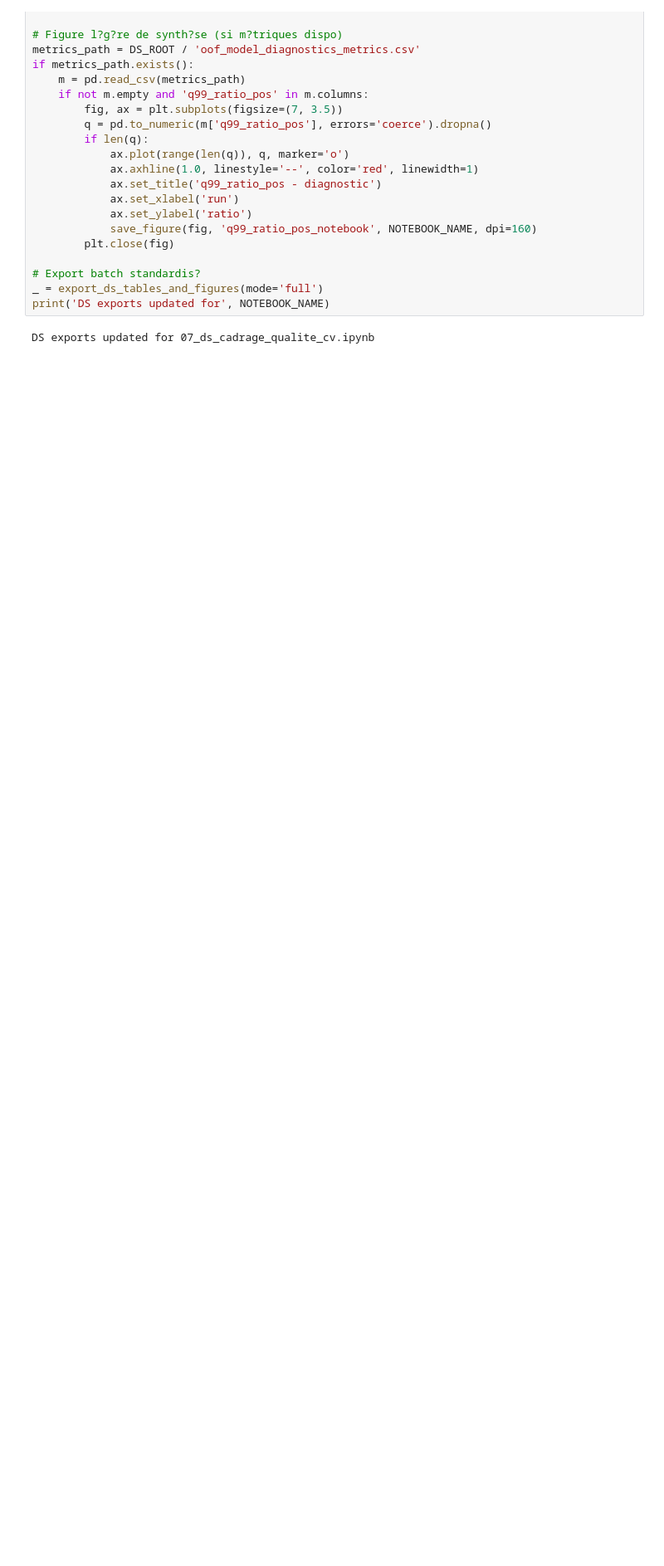
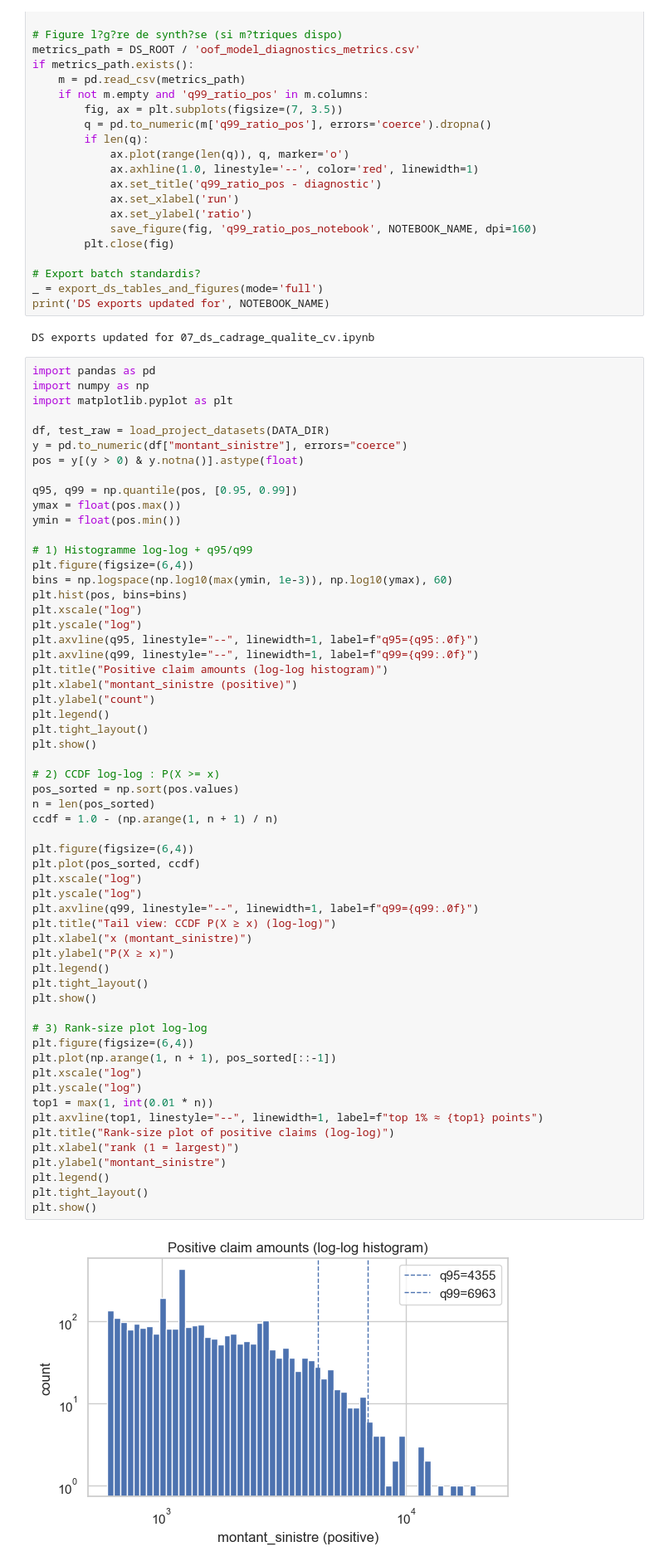
Before and after one commit to Mogramed/Calcul-prime-d-assurance, a Jupyter notebook: notebooks/ds/07_ds_cadrage_qualite_cv.ipynb, the cells around one changed output. Shown at 83% size. Saved outputs shown, nothing was run; the diff lists cells and outputs as text; blank space fills up the shorter version.

```diff
--- a/notebooks/ds/07_ds_cadrage_qualite_cv.ipynb
+++ b/notebooks/ds/07_ds_cadrage_qualite_cv.ipynb
@@ -570,3 +570,63 @@ _ = export_ds_tables_and_figures(mode='full')
 print('DS exports updated for', NOTEBOOK_NAME)
 # %% [output]
 DS exports updated for 07_ds_cadrage_qualite_cv.ipynb
+# %%
+import pandas as pd
+import numpy as np
+import matplotlib.pyplot as plt
+
+df, test_raw = load_project_datasets(DATA_DIR)
+y = pd.to_numeric(df["montant_sinistre"], errors="coerce")
+pos = y[(y > 0) & y.notna()].astype(float)
+
+q95, q99 = np.quantile(pos, [0.95, 0.99])
+ymax = float(pos.max())
+ymin = float(pos.min())
+
+# 1) Histogramme log-log + q95/q99
+plt.figure(figsize=(6,4))
+bins = np.logspace(np.log10(max(ymin, 1e-3)), np.log10(ymax), 60)
+plt.hist(pos, bins=bins)
+plt.xscale("log")
+plt.yscale("log")
+plt.axvline(q95, linestyle="--", linewidth=1, label=f"q95={q95:.0f}")
+plt.axvline(q99, linestyle="--", linewidth=1, label=f"q99={q99:.0f}")
+plt.title("Positive claim amounts (log-log histogram)")
+plt.xlabel("montant_sinistre (positive)")
+plt.ylabel("count")
+plt.legend()
+plt.tight_layout()
+plt.show()
+
+# 2) CCDF log-log : P(X >= x)
+pos_sorted = np.sort(pos.values)
+n = len(pos_sorted)
+ccdf = 1.0 - (np.arange(1, n + 1) / n)
+
+plt.figure(figsize=(6,4))
+plt.plot(pos_sorted, ccdf)
+plt.xscale("log")
+plt.yscale("log")
+plt.axvline(q99, linestyle="--", linewidth=1, label=f"q99={q99:.0f}")
+plt.title("Tail view: CCDF P(X ≥ x) (log-log)")
+plt.xlabel("x (montant_sinistre)")
+plt.ylabel("P(X ≥ x)")
+plt.legend()
+plt.tight_layout()
+plt.show()
+
+# 3) Rank-size plot log-log
+plt.figure(figsize=(6,4))
+plt.plot(np.arange(1, n + 1), pos_sorted[::-1])
+plt.xscale("log")
+plt.yscale("log")
+top1 = max(1, int(0.01 * n))
+plt.axvline(top1, linestyle="--", linewidth=1, label=f"top 1% ≈ {top1} points")
+plt.title("Rank-size plot of positive claims (log-log)")
+plt.xlabel("rank (1 = largest)")
+plt.ylabel("montant_sinistre")
+plt.legend()
+plt.tight_layout()
+plt.show()
+# %% [output]
+[figure, added]
```
Also changed, not shown: parts of 1 cell of this notebook, 4 other files.
